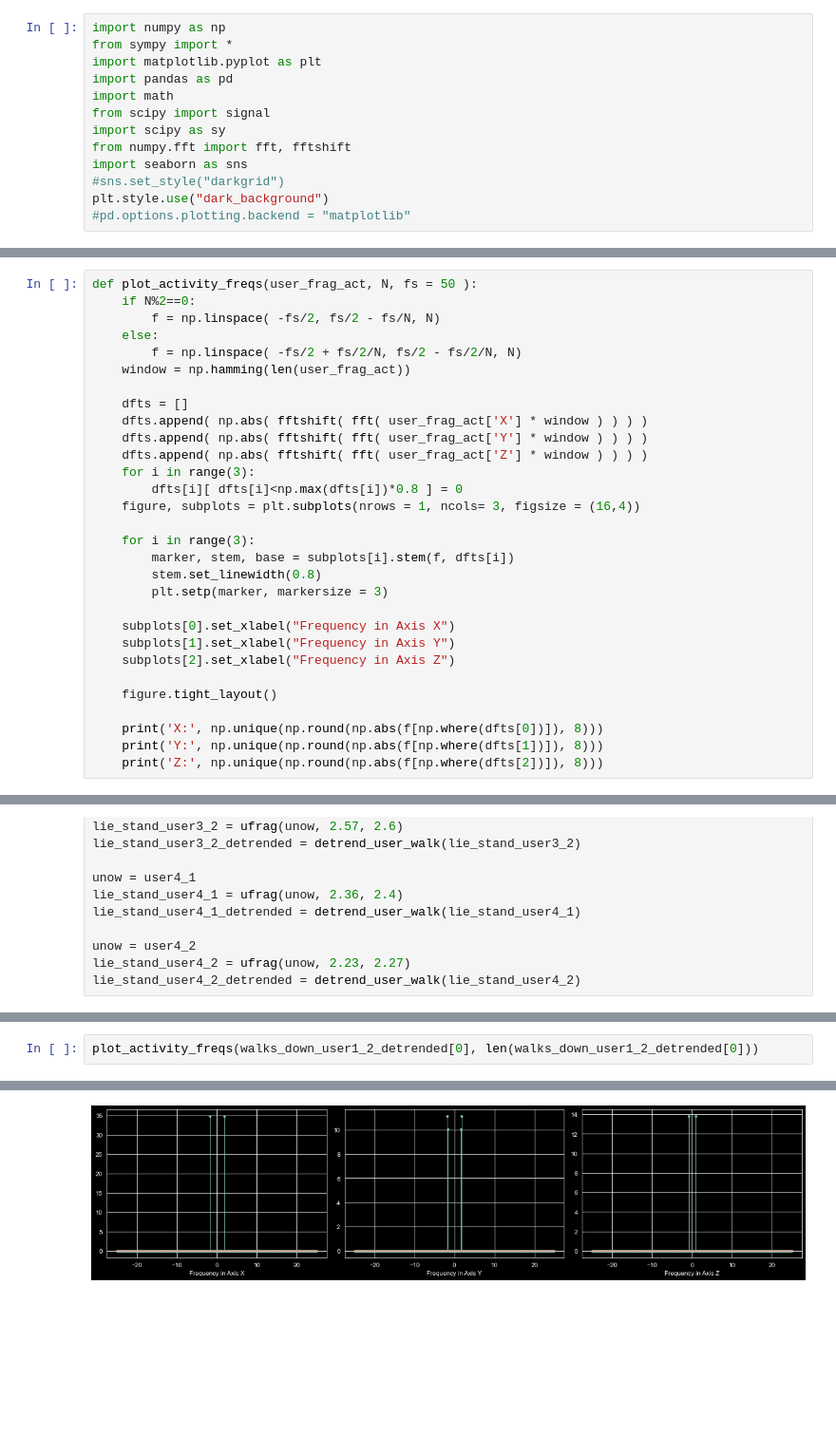
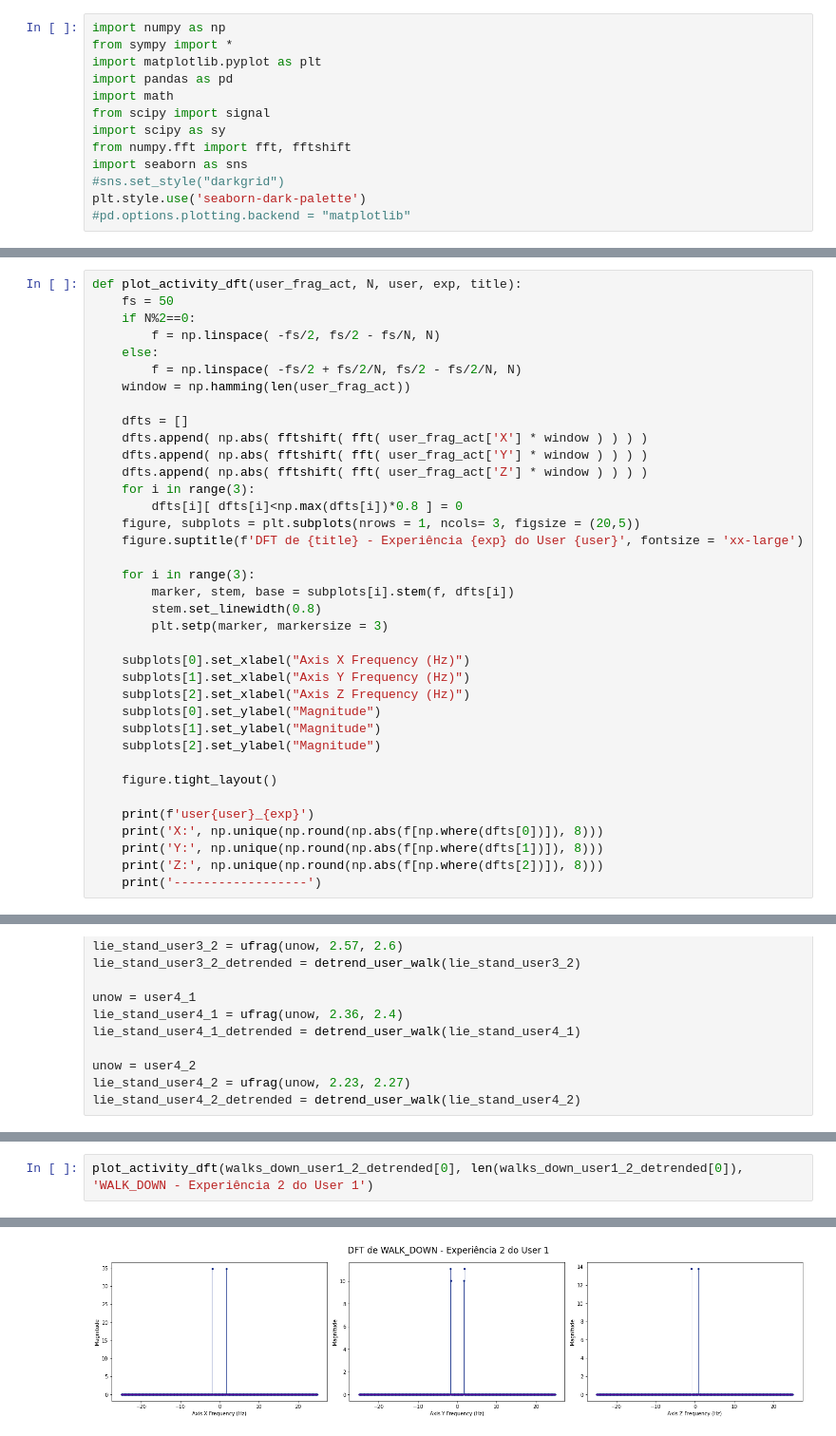
Before and after one commit to joelpoliveira/ProjetoATD, a Jupyter notebook: Main/main.ipynb, the cells around one changed output, grey strips where cells are left out. Shown at 95% size. Cells and saved outputs as stored; diff of their text form; blank space fills up the shorter version.

```diff
--- a/Main/main.ipynb
+++ b/Main/main.ipynb
@@ -16,7 +16,7 @@ import scipy as sy
 from numpy.fft import fft, fftshift
 import seaborn as sns
 #sns.set_style("darkgrid")
-plt.style.use("dark_background")
+plt.style.use('seaborn-dark-palette')
 #pd.options.plotting.backend = "matplotlib"
 # %% [markdown]
 ### Ler dados do acelerómetro para variável
@@ -290,7 +341,8 @@ def detrend_user_walk(user):
     new['Z'] = signal.detrend(user['Z'])
     return new
 # %%
-def plot_activity_freqs(user_frag_act, N, fs = 50 ):
+def plot_activity_dft(user_frag_act, N, user, exp, title):
+    fs = 50
     if N%2==0:
         f = np.linspace( -fs/2, fs/2 - fs/N, N)
     else:
@@ -303,22 +355,28 @@ def plot_activity_freqs(user_frag_act, N, fs = 50 ):
     dfts.append( np.abs( fftshift( fft( user_frag_act['Z'] * window ) ) ) )
     for i in range(3):
         dfts[i][ dfts[i]<np.max(dfts[i])*0.8 ] = 0
-    figure, subplots = plt.subplots(nrows = 1, ncols= 3, figsize = (16,4))
+    figure, subplots = plt.subplots(nrows = 1, ncols= 3, figsize = (20,5))
+    figure.suptitle(f'DFT de {title} - Experiência {exp} do User {user}', fontsize = 'xx-large')
 
     for i in range(3):
         marker, stem, base = subplots[i].stem(f, dfts[i])
         stem.set_linewidth(0.8)
         plt.setp(marker, markersize = 3)
 
-    subplots[0].set_xlabel("Frequency in Axis X")
-    subplots[1].set_xlabel("Frequency in Axis Y")
-    subplots[2].set_xlabel("Frequency in Axis Z")
+    subplots[0].set_xlabel("Axis X Frequency (Hz)")
+    subplots[1].set_xlabel("Axis Y Frequency (Hz)")
+    subplots[2].set_xlabel("Axis Z Frequency (Hz)")
+    subplots[0].set_ylabel("Magnitude")
+    subplots[1].set_ylabel("Magnitude")
+    subplots[2].set_ylabel("Magnitude")
 
     figure.tight_layout()
 
+    print(f'user{user}_{exp}')
     print('X:', np.unique(np.round(np.abs(f[np.where(dfts[0])]), 8)))
     print('Y:', np.unique(np.round(np.abs(f[np.where(dfts[1])]), 8)))
     print('Z:', np.unique(np.round(np.abs(f[np.where(dfts[2])]), 8)))
+    print('------------------')
 # %% [markdown]
 ## Fragmentação da atividade dinâmica WALKING
 ### Primeiro Seccionar os intervalos da realização da atividade, de modo a poder operar apenas sobre eles
@@ -944,8 +1010,8 @@ Z: [0.8]
 # %%
-plot_activity_freqs(walks_down_user1_2_detrended[0], len(walks_down_user1_2_detrended[0]))
+plot_activity_dft(walks_down_user1_2_detrended[0], len(walks_down_user1_2_detrended[0]), 'WALK_DOWN - Experiência 2 do User 1')
 # %% [output]
 X: [1.77777778]
 Y: [1.66666667 1.77777778]
 Z: [0.88888889]
-[figure, old version]
+[figure, new version]
 # %%
```
Also changed, not shown: parts of 25 cells of this notebook, 1 other file.
